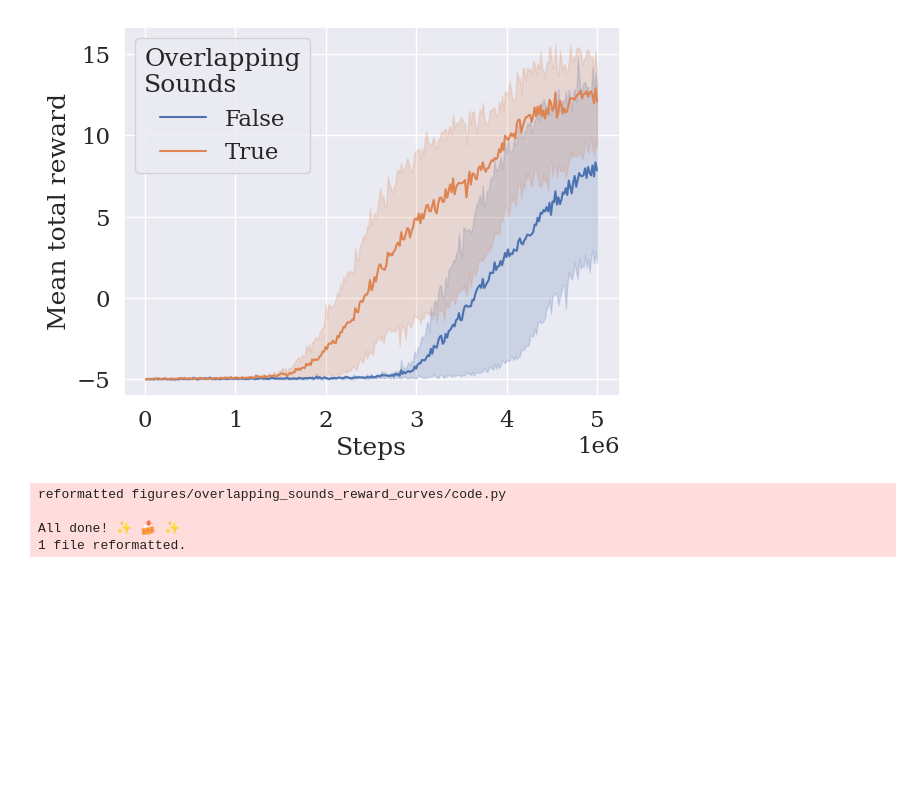
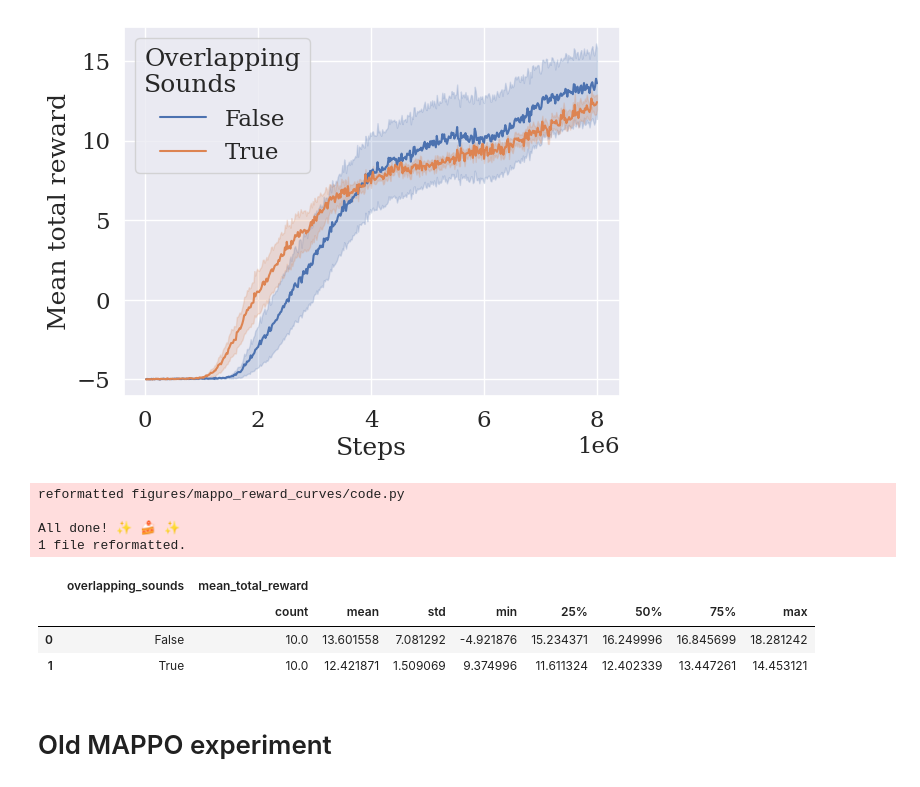
Before and after one commit to DylanCope/evo-comm, a Jupyter notebook: notebooks/Plots.ipynb, the cells around one changed output. Cells and saved outputs as stored; diff of their text form; code cells hidden in the pictures; blank space fills up the shorter version.

Commit message:
running mappo experiments and creating plots / tables

```diff
--- a/notebooks/Plots.ipynb
+++ b/notebooks/Plots.ipynb
@@ -43,0 +51,16 @@ Index(['iteration', 'mean_episode_length', 'mean_total_reward', 'n_env_steps',
+# %%
+def plot(data):
+    set_plotting_style()
+    sns.lineplot(data=data,
+                 x='iteration',
+                 y='max_reward',
+                 hue='overlapping_sounds',
+                 errorbar='ci')
+    plt.xlabel('Generation')
+    plt.ylabel('Population Best Mean Reward')
+    plt.legend(title='Overlapping\nSounds')
+
+
+save_reproducible_figure(
+    'evo_reward_curves', evo_data, plot, show=True
+)
@@ -44,22 +73,50 @@ Index(['iteration', 'mean_episode_length', 'mean_total_reward', 'n_env_steps',
+# %%
+mappo_data = pd.concat([
+    load_multirun_data('multirun/2024-04-04/11-51-41'),
+    load_multirun_data('multirun/2024-04-04/10-59-39')
+])
+mappo_data = mappo_data[mappo_data.N_OVERLAPPING_SOUNDS.isin([0, 5])]
+mappo_data['overlapping_sounds'] = mappo_data['N_OVERLAPPING_SOUNDS'] == 5
 # %%
 def plot(data):
     set_plotting_style()
     sns.lineplot(data=data,
                  x='total_env_steps',
                  y='mean_total_reward',
-                 hue='overlapping_sounds')
+                 hue='overlapping_sounds',
+                 errorbar='se')
     plt.xlabel('Steps')
     plt.ylabel('Mean total reward')
     plt.legend(title='Overlapping\nSounds')
 
 
 save_reproducible_figure(
-    'overlapping_sounds_reward_curves',
-    data, plot, show=True
+    'mappo_reward_curves',
+    mappo_data, plot, show=True
 )
 # %% [output]
-[figure, old version]
+[figure, new version]
-reformatted figures/overlapping_sounds_reward_curves/code.py
+reformatted figures/mappo_reward_curves/code.py
 
 All done! ✨ 🍰 ✨
 1 file reformatted.
+# %%
+mappo_experiment_best_performances = (
+    mappo_data[mappo_data.iteration == mappo_data.iteration.max()]
+    .groupby(['overlapping_sounds'])[['mean_total_reward']]
+    .describe()
+    .reset_index()
+)
+# mappo_sucessful_experiments = [
+#     row.experiment_id
+#     for row in mappo_experiment_best_performances.itertuples()
+#     if row.max_reward >= 10
+# ]
+mappo_experiment_best_performances
+# %% [output]
+|  | overlapping_sounds | mean_total_reward |  |  |  |  |  |  |  |
+|  |  | count | mean | std | min | 25% | 50% | 75% | max |
+| 0 | False | 10.0 | 13.601558 | 7.081292 | -4.921876 | 15.234371 | 16.249996 | 16.845699 | 18.281242 |
+| 1 | True | 10.0 | 12.421871 | 1.509069 | 9.374996 | 11.611324 | 12.402339 | 13.447261 | 14.453121 |
+# %% [markdown]
+# Old MAPPO experiment
```
Also changed, not shown: parts of 6 cells of this notebook, 21 other files.
